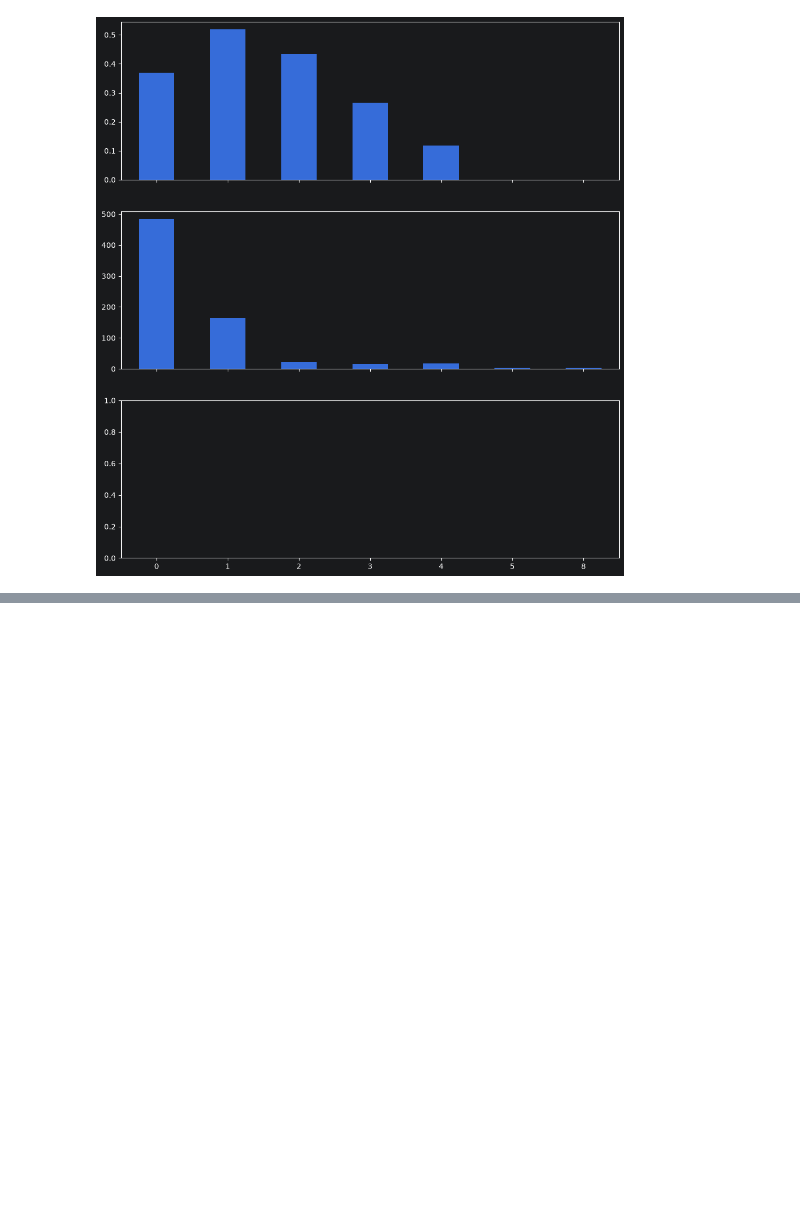
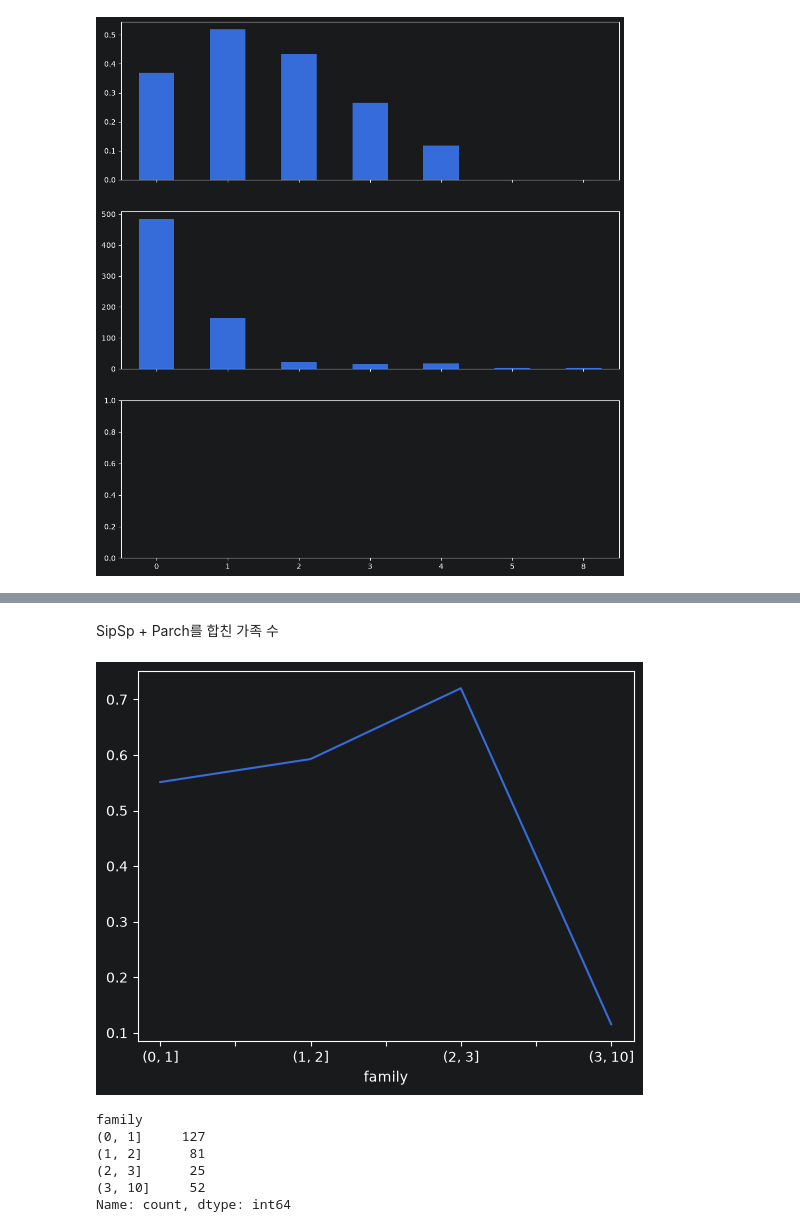
Before and after one commit to chc216/titanic-ml, a Jupyter notebook: notebooks/01-eda.ipynb, the cells around one changed output, grey strips where cells are left out. Cells and saved outputs as stored; diff of their text form; code cells hidden in the pictures; blank space fills up the shorter version.

```diff
--- a/notebooks/01-eda.ipynb
+++ b/notebooks/01-eda.ipynb
@@ -431,0 +461,16 @@ plt.show()
+# %% [markdown]
+SipSp + Parch를 합친 가족 수
+# %%
+train_set["family"] = train_set["SibSp"] + train_set["Parch"]
+train_set["family"] = pd.cut(train_set["family"], bins=[0,1,2,3,10])
+train_set.groupby("family")["Survived"].mean().plot(kind="line")
+plt.show()
+train_set[["family"]].value_counts().sort_index()
+# %% [output]
+[figure, added]
+family
+(0, 1]     127
+(1, 2]      81
+(2, 3]      25
+(3, 10]     52
+Name: count, dtype: int64
```
Also changed, not shown: parts of 23 cells of this notebook.
